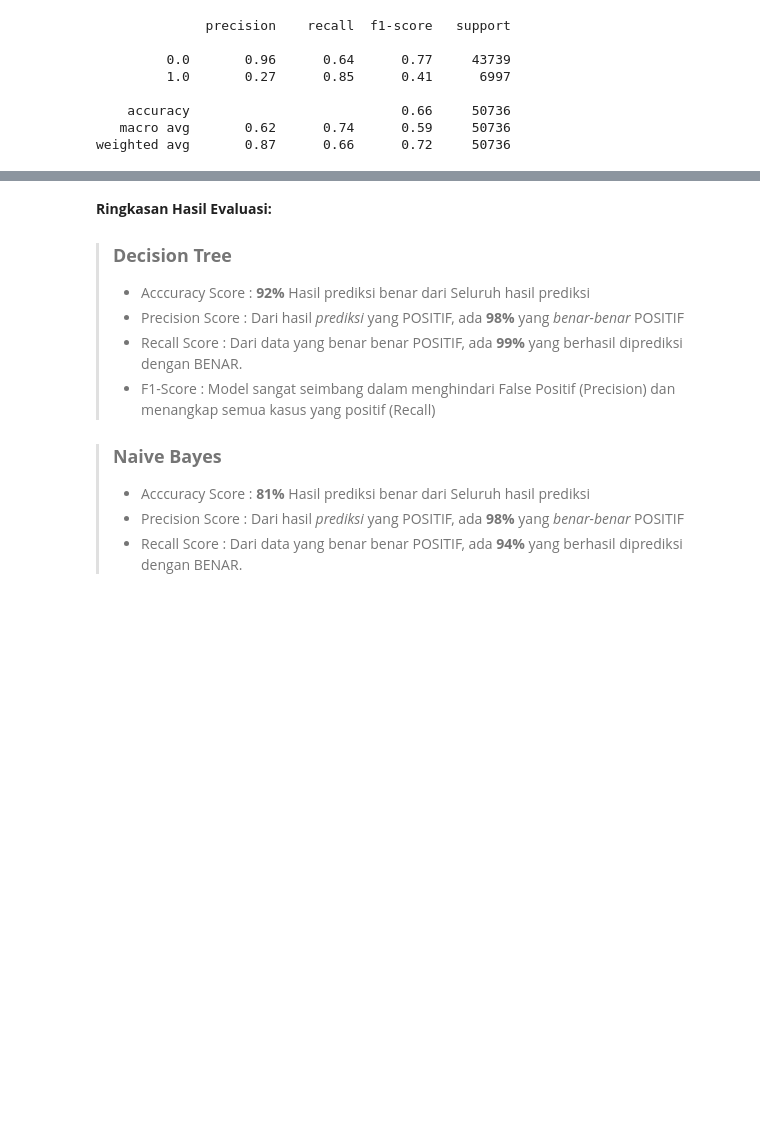
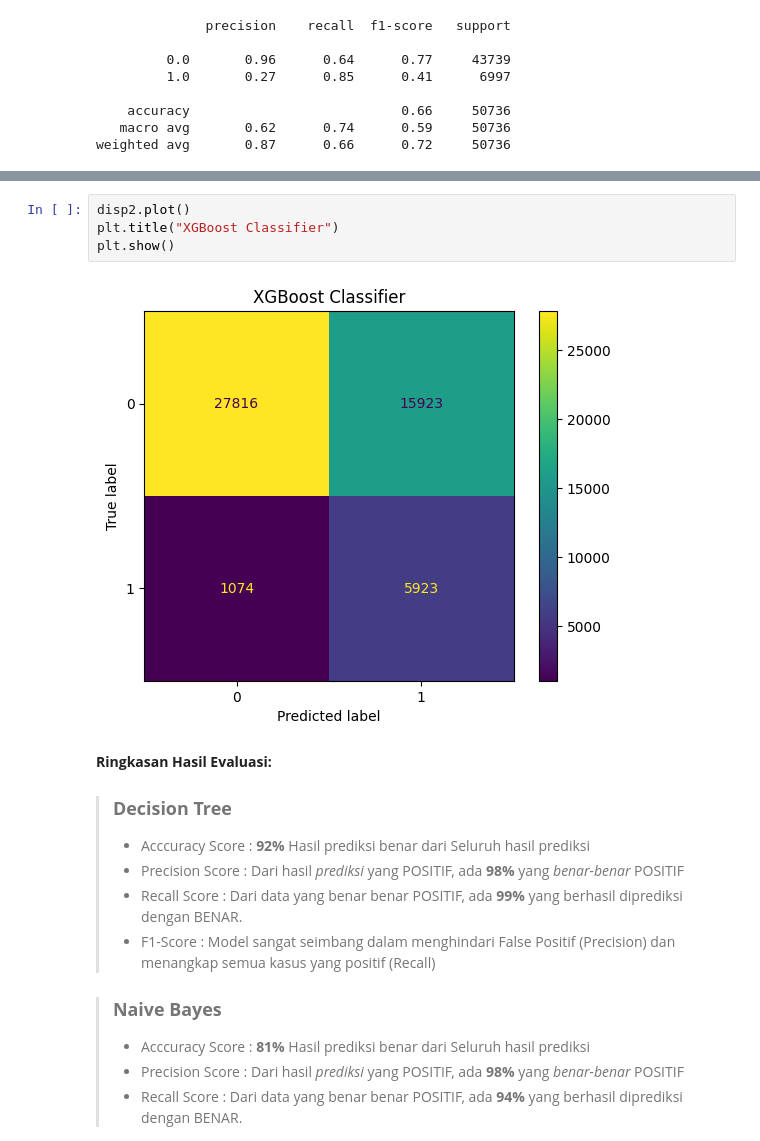
Before and after one commit to Ariqueeezz/MachineLearningProject, a Jupyter notebook: Revision_DiabetesPrediction.ipynb, the cells around one changed output, grey strips where cells are left out. Saved outputs shown, nothing was run; the diff lists cells and outputs as text; blank space fills up the shorter version.

```diff
--- a/Revision_DiabetesPrediction.ipynb
+++ b/Revision_DiabetesPrediction.ipynb
@@ -438,3 +422,9 @@ plt.show()
+# %%
+disp2.plot()
+plt.title("XGBoost Classifier")
+plt.show()
+# %% [output]
+[figure, added]
 # %% [markdown]
 **Ringkasan Hasil Evaluasi:**
 
```
Also changed, not shown: parts of 19 cells of this notebook.
